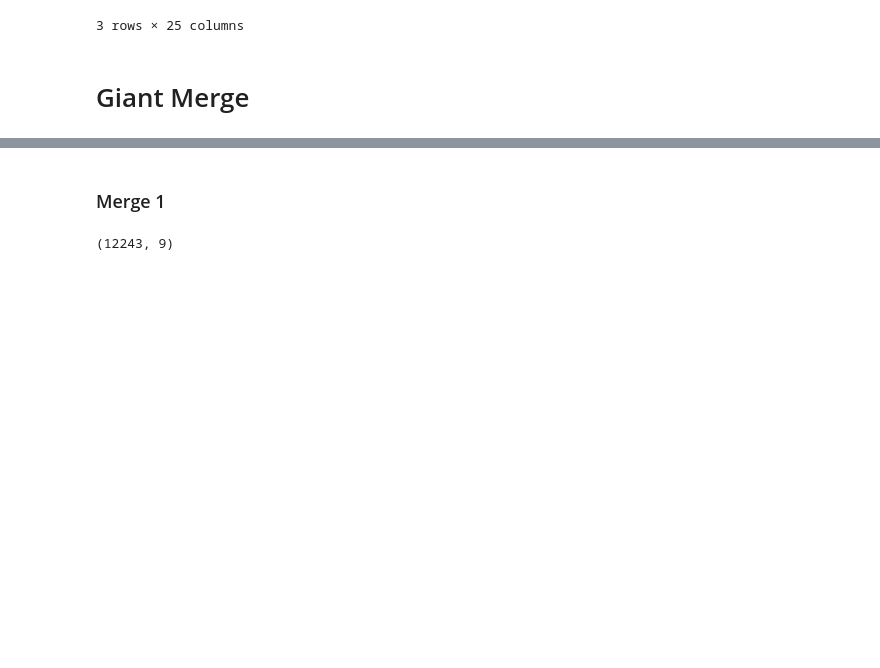
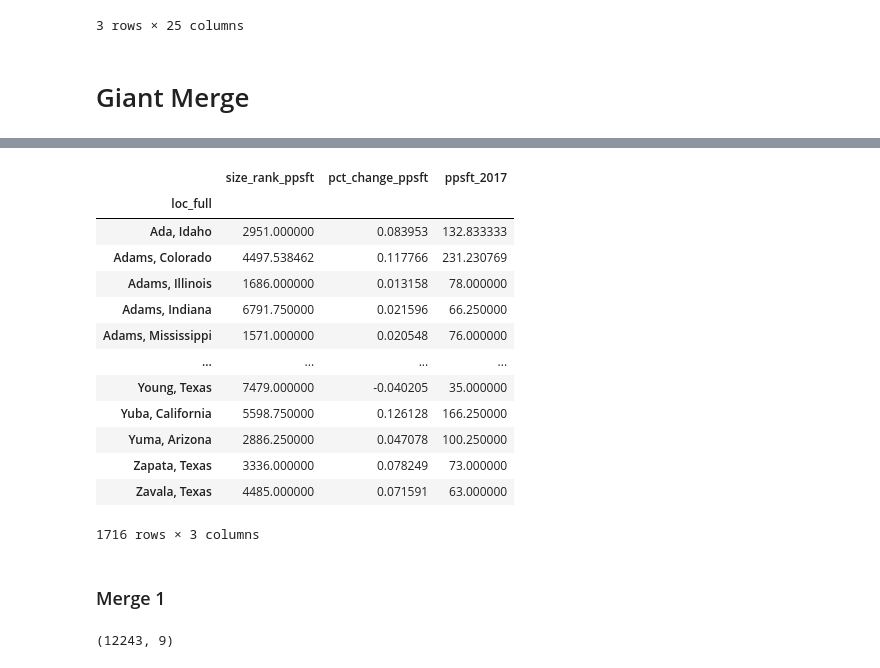
Before and after one commit to taylor-curran/vrb-know, a Jupyter notebook: data/master_row_merging_joining.ipynb, the cells around one changed output, grey strips where cells are left out. Cells and saved outputs as stored; diff of their text form; code cells hidden in the pictures; blank space fills up the shorter version.

```diff
--- a/data/master_row_merging_joining.ipynb
+++ b/data/master_row_merging_joining.ipynb
@@ -387,0 +403,7 @@ dis.head(3)
+# %%
+# Name DFs
+ppsft.name = 'ppsft'
+dest.name = 'dest'
+min_wg.name = 'min_wg'
+prp_taxes.name = 'prp_taxes'
+dis.name = 'dis'
@@ -388,3 +452,23 @@ dis.head(3)
+# %%
+# I'm not sure if this added 'region_name' granualrity is useful...
+# For simplicities sake I will group it out.
+
+ppsft.groupby(by='loc_full').mean()
+# %% [output]
+|  | size_rank_ppsft | pct_change_ppsft | ppsft_2017 |
+| loc_full |  |  |  |
+| Ada, Idaho | 2951.000000 | 0.083953 | 132.833333 |
+| Adams, Colorado | 4497.538462 | 0.117766 | 231.230769 |
+| Adams, Illinois | 1686.000000 | 0.013158 | 78.000000 |
+| Adams, Indiana | 6791.750000 | 0.021596 | 66.250000 |
+| Adams, Mississippi | 1571.000000 | 0.020548 | 76.000000 |
+| ... | ... | ... | ... |
+| Young, Texas | 7479.000000 | -0.040205 | 35.000000 |
+| Yuba, California | 5598.750000 | 0.126128 | 166.250000 |
+| Yuma, Arizona | 2886.250000 | 0.047078 | 100.250000 |
+| Zapata, Texas | 3336.000000 | 0.078249 | 73.000000 |
+| Zavala, Texas | 4485.000000 | 0.071591 | 63.000000 |
+1716 rows × 3 columns
 # %% [markdown]
 ### Merge 1
 # %%
```
Also changed, not shown: parts of 8 cells of this notebook, 1 other file.
